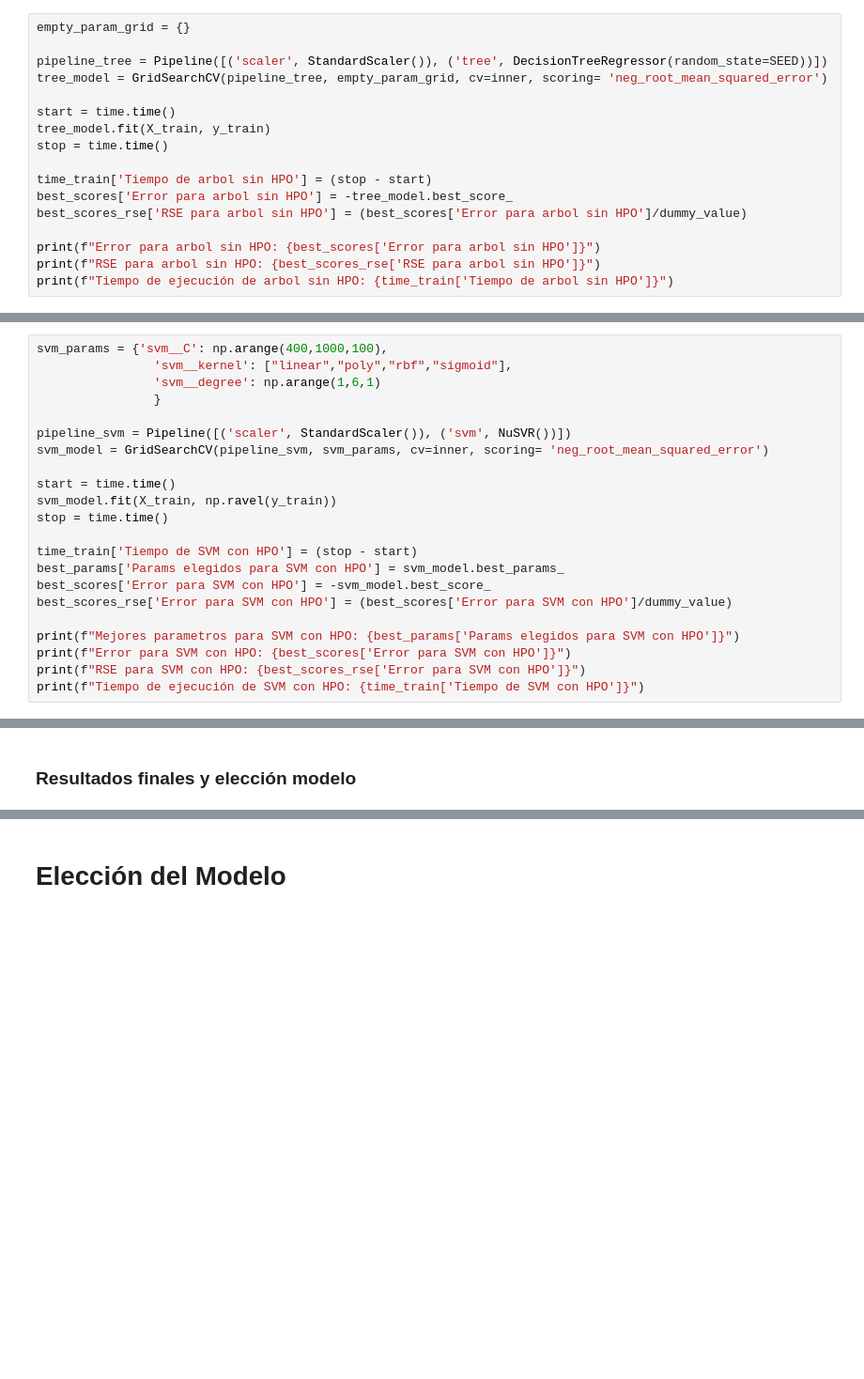
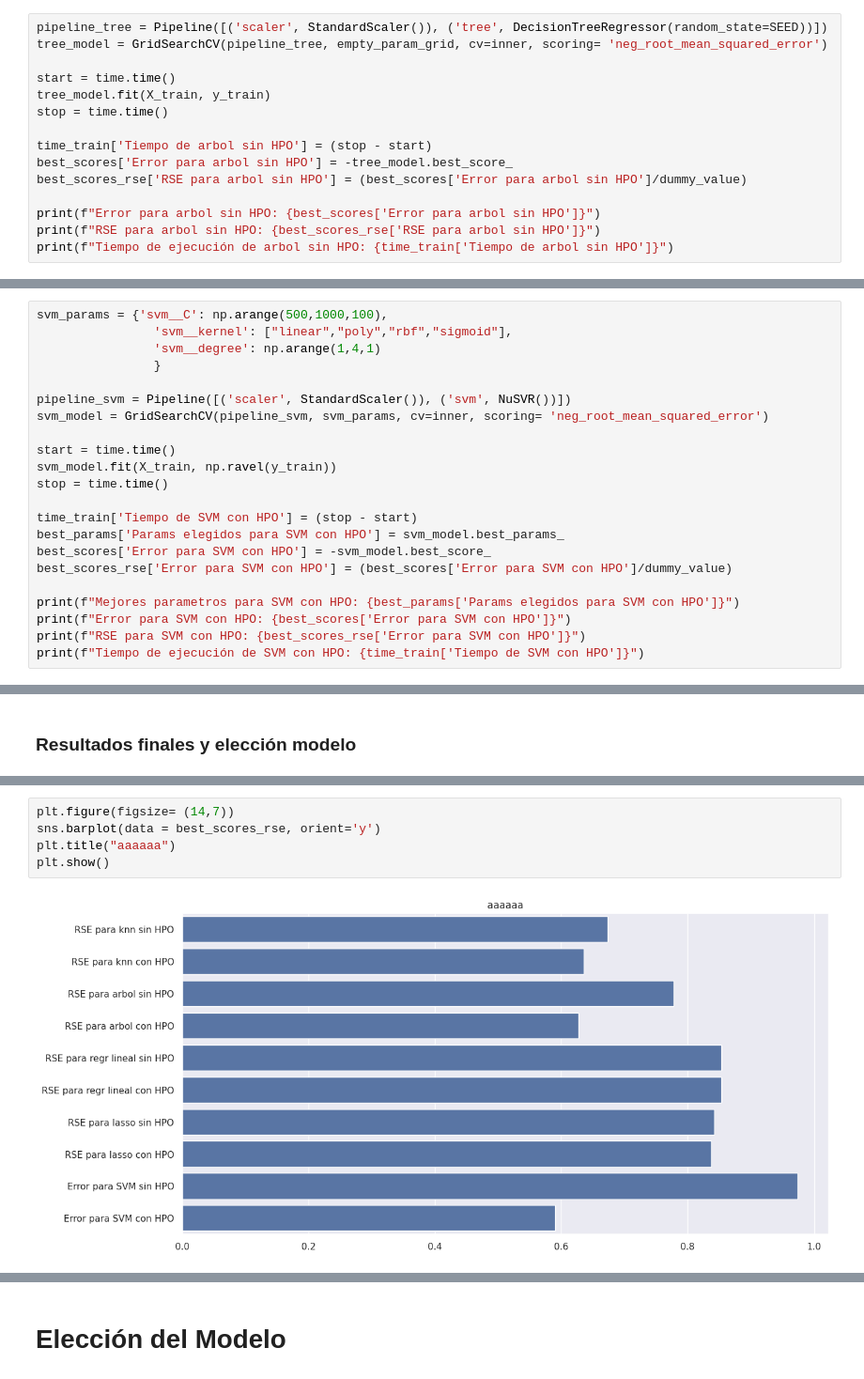
Before and after one commit to PaulaUc3m/Grupo4_P1AA, a Jupyter notebook: EDA_entrenamieto.ipynb, the cells around one changed output, grey strips where cells are left out. Shown at 94% size. Cells and saved outputs as stored; diff of their text form; blank space fills up the shorter version.

```diff
--- a/EDA_entrenamieto.ipynb
+++ b/EDA_entrenamieto.ipynb
@@ -589,8 +589,6 @@ Tiempo de ejecución de KNN con mahalanobis: 52.74430847167969
 # %% [markdown]
 Para los modelos que utilizan arboles de regresión ha sido necesario definir explícitamente la semilla a utilizar en *random_state*, ya que en caso contrario se elige una al azar en cada ejecución, provocando que el resultado de error no sea útil en el futuro.
 # %%
-empty_param_grid = {}
-
 pipeline_tree = Pipeline([('scaler', StandardScaler()), ('tree', DecisionTreeRegressor(random_state=SEED))])
 tree_model = GridSearchCV(pipeline_tree, empty_param_grid, cv=inner, scoring= 'neg_root_mean_squared_error')
 
@@ -769,7 +780,7 @@ Tiempo de ejecución de SVM sin HPO: 0.838611364364624
 # %%
-svm_params = {'svm__C': np.arange(400,1000,100),
+svm_params = {'svm__C': np.arange(500,1000,100),
                 'svm__kernel': ["linear","poly","rbf","sigmoid"],
-                'svm__degree': np.arange(1,6,1)
+                'svm__degree': np.arange(1,4,1)
                 }
 
 pipeline_svm = Pipeline([('scaler', StandardScaler()), ('svm', NuSVR())])
@@ -827,0 +841,7 @@ Best Score de cada modelo:
+# %%
+plt.figure(figsize= (14,7))
+sns.barplot(data = best_scores_rse, orient='y')
+plt.title("aaaaaa")
+plt.show()
+# %% [output]
+[figure, added]
```
Also changed, not shown: parts of 24 cells of this notebook, 2 other files.
